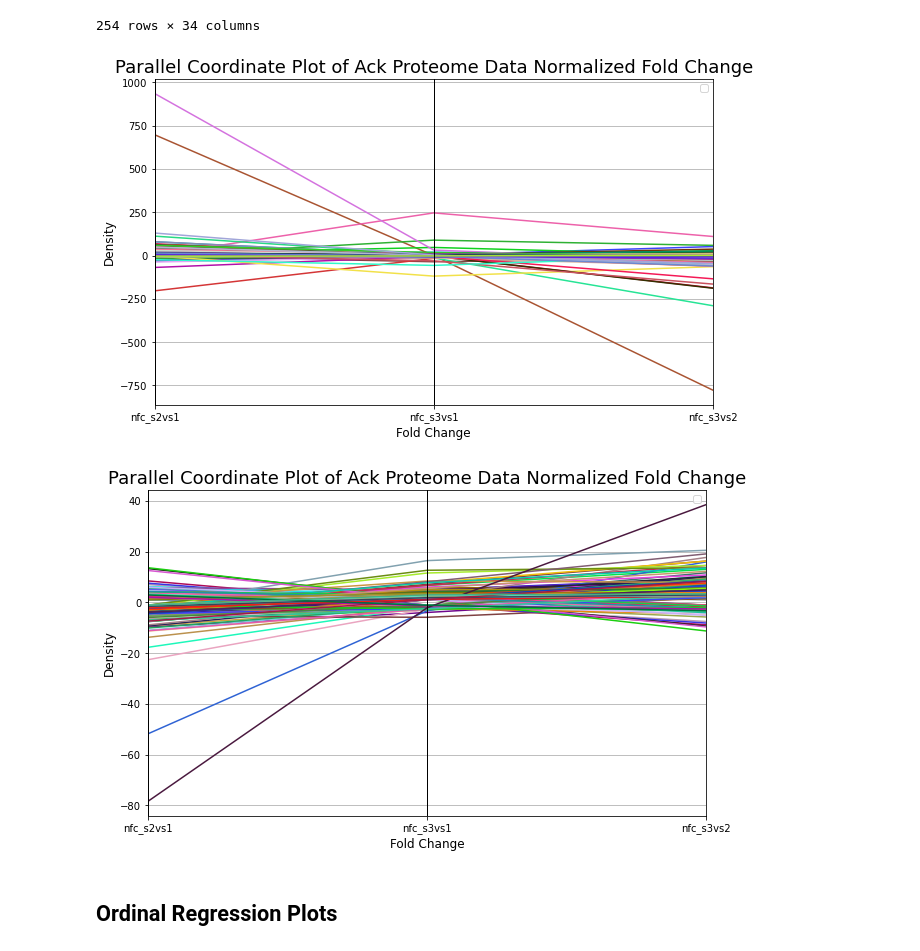
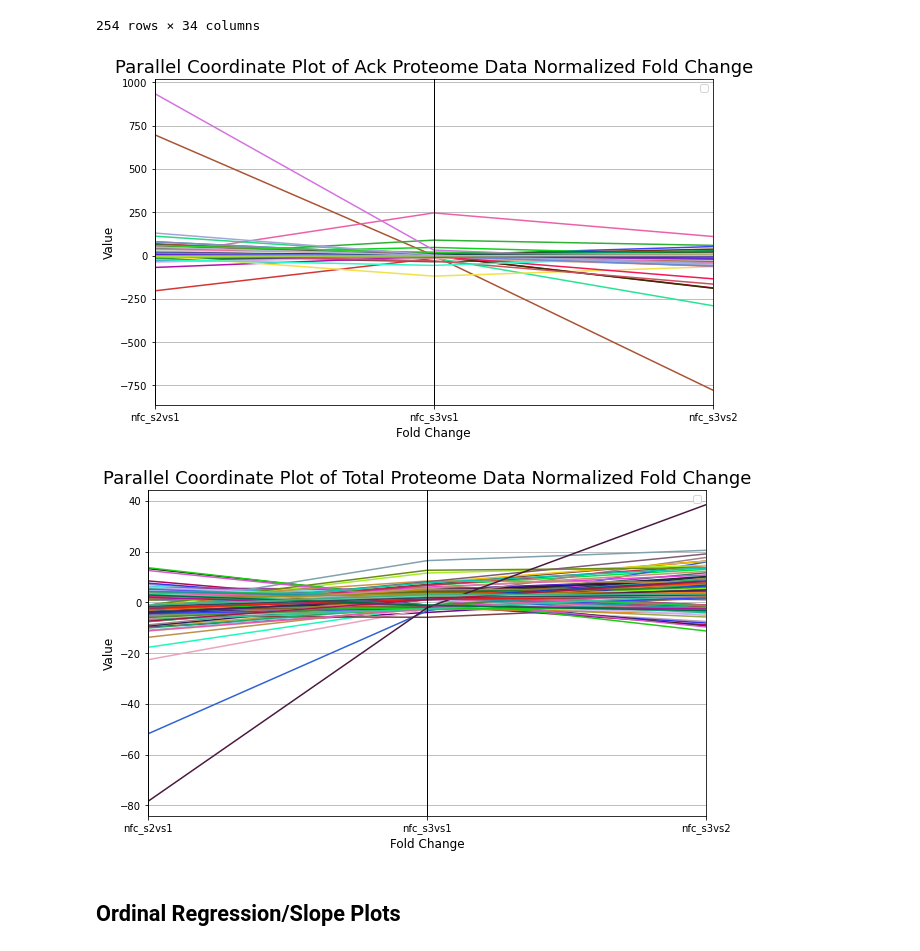
Before and after one commit to KyraGriffin/bmsip_internship_seta, a Jupyter notebook: protein_isolation.ipynb, the cells around one changed output. Drawn from its saved outputs; the diff is of its cells as text; code cells hidden in the pictures.

```diff
--- a/protein_isolation.ipynb
+++ b/protein_isolation.ipynb
@@ -258,30 +261,30 @@ Total number of values : 254
 # %%
 # Ack Proteome Data
 nfc_plot_data_ack = proteomics_ack.iloc[:, 1:5]
 nfc_plot_data_ack = nfc_plot_data_ack.replace(to_replace="–", value=0)
 nfc_plot_data_ack.replace(np.nan,0)
 nfc_plot_data_ack
 
 pd.plotting.parallel_coordinates(nfc_plot_data_ack, "Index")
 plt.title("Parallel Coordinate Plot of Ack Proteome Data Normalized Fold Change", fontsize= 18)
 plt.xlabel("Fold Change", fontsize=12)
-plt.ylabel("Density", fontsize=12);
+plt.ylabel("Value", fontsize=12);
 plt.legend("");
 plt.show();
 
 # Total Proteome Data
 nfc_plot_data_total = proteomics_total.iloc[:, 2:6]
 nfc_plot_data_total = nfc_plot_data_total.replace(to_replace="–", value=0)
 nfc_plot_data_total.replace(np.nan,0)
 
 pd.plotting.parallel_coordinates(nfc_plot_data_total, "Protein Name")
-plt.title("Parallel Coordinate Plot of Ack Proteome Data Normalized Fold Change", fontsize= 18)
+plt.title("Parallel Coordinate Plot of Total Proteome Data Normalized Fold Change", fontsize= 18)
 plt.xlabel("Fold Change", fontsize=12)
-plt.ylabel("Density", fontsize=12);
+plt.ylabel("Value", fontsize=12);
 plt.legend("");
 plt.show();
 # %% [output]
-[figure, old version]
+[figure, new version]
-[figure, old version]
+[figure, new version]
 # %% [markdown]
-## Ordinal Regression Plots
+## Ordinal Regression/Slope Plots
```
Also changed, not shown: parts of 11 cells of this notebook.
